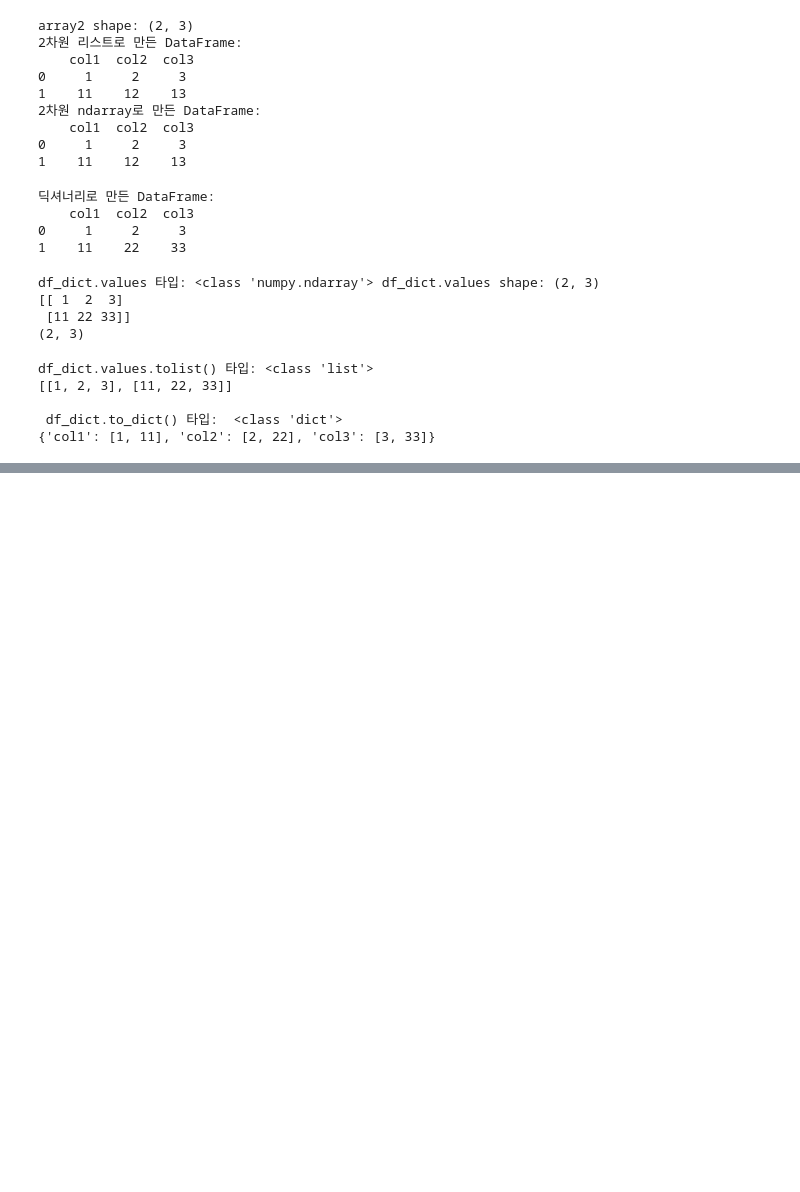
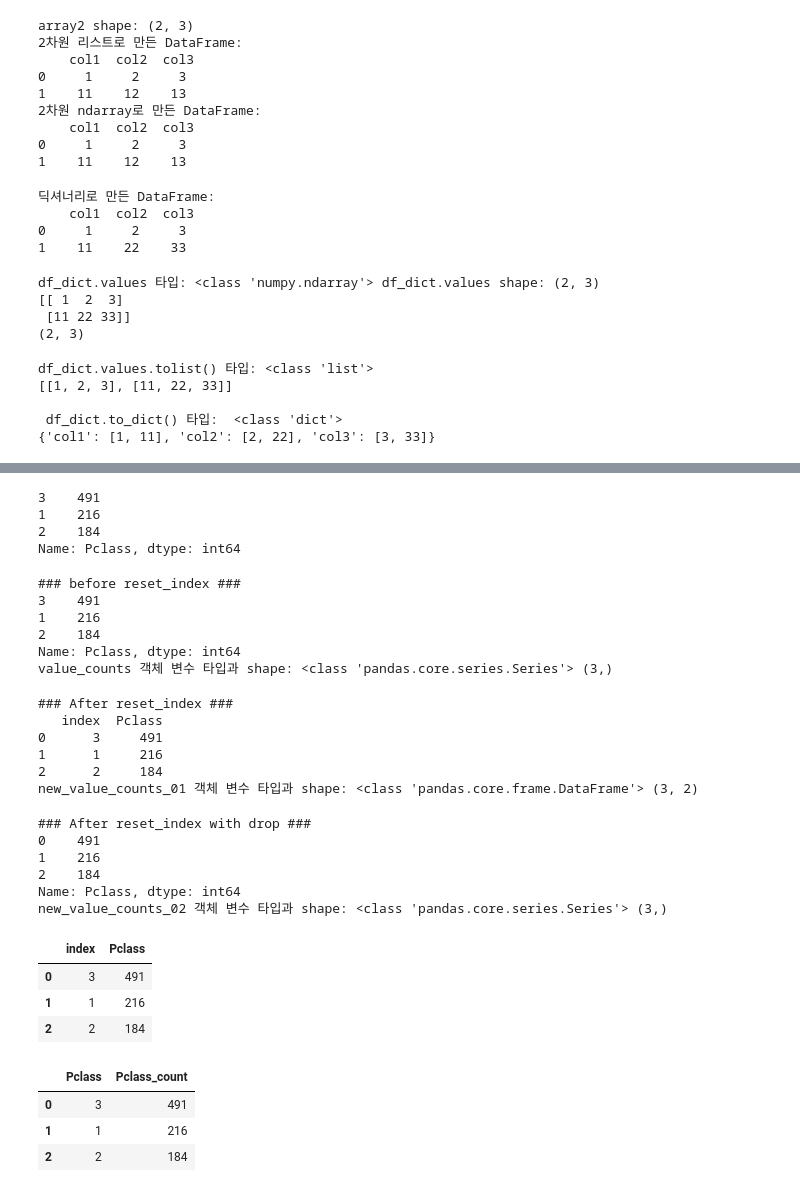
Before and after one commit to leedaehan-kev/ML-python, a Jupyter notebook: section1-python/section1-5-pandas.ipynb, the cells around one changed output, grey strips where cells are left out. Saved outputs shown, nothing was run; the diff lists cells and outputs as text; code cells hidden in the pictures; blank space fills up the shorter version.

Commit message:
state-of-the-art-pandas-0725

```diff
--- a/section1-python/section1-5-pandas.ipynb
+++ b/section1-python/section1-5-pandas.ipynb
@@ -414,0 +501,58 @@ titanic_df.head()
+# %%
+titanic_df['Pclass'].value_counts()
+# %% [output]
+3    491
+1    216
+2    184
+Name: Pclass, dtype: int64
+# %%
+print('### before reset_index ###')
+value_counts = titanic_df['Pclass'].value_counts()
+print(value_counts)
+print('value_counts 객체 변수 타입과 shape:',type(value_counts), value_counts.shape)
+# %% [output]
+### before reset_index ###
+3    491
+1    216
+2    184
+Name: Pclass, dtype: int64
+value_counts 객체 변수 타입과 shape: <class 'pandas.core.series.Series'> (3,)
+# %%
+new_value_counts_01=value_counts.reset_index(inplace=False)
+print('### After reset_index ###')
+print(new_value_counts_01)
+print('new_value_counts_01 객체 변수 타입과 shape:',type(new_value_counts_01), new_value_counts_01.shape)
+# %% [output]
+### After reset_index ###
+   index  Pclass
+0      3     491
+1      1     216
+2      2     184
+new_value_counts_01 객체 변수 타입과 shape: <class 'pandas.core.frame.DataFrame'> (3, 2)
+# %%
+new_value_counts_02 = value_counts.reset_index(drop=True, inplace=False)
+print('### After reset_index with drop ###')
+print(new_value_counts_02)
+print('new_value_counts_02 객체 변수 타입과 shape:',type(new_value_counts_02), new_value_counts_02.shape)
+# %% [output]
+### After reset_index with drop ###
+0    491
+1    216
+2    184
+Name: Pclass, dtype: int64
+new_value_counts_02 객체 변수 타입과 shape: <class 'pandas.core.series.Series'> (3,)
+# %%
+titanic_df['Pclass'].value_counts().reset_index()
+# %% [output]
+|  | index | Pclass |
+| 0 | 3 | 491 |
+| 1 | 1 | 216 |
+| 2 | 2 | 184 |
+# %%
+new_value_counts_01=titanic_df['Pclass'].value_counts().reset_index()
+new_value_counts_01.rename(columns={'index':'Pclass', 'Pclass':'Pclass_count'})
+# %% [output]
+|  | Pclass | Pclass_count |
+| 0 | 3 | 491 |
+| 1 | 1 | 216 |
+| 2 | 2 | 184 |
```
Also changed, not shown: parts of 23 cells of this notebook.
